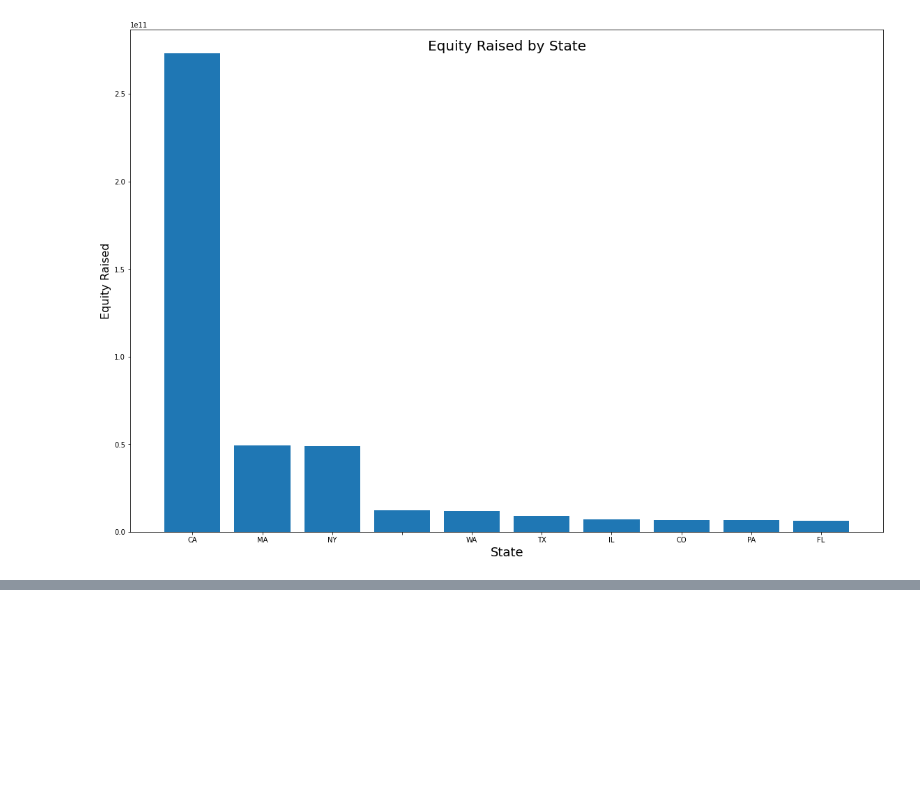
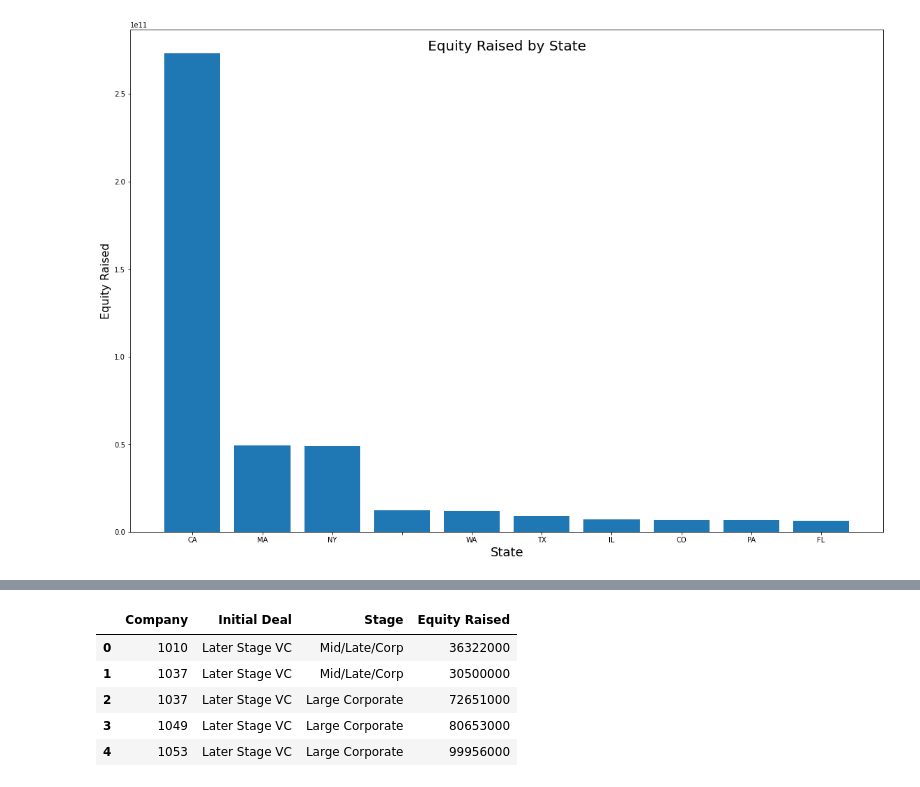
Before and after one commit to gianmillare/Enterprise-Data-Analysis, a Jupyter notebook: market_share_analysis.ipynb, the cells around one changed output, grey strips where cells are left out. Cells and saved outputs as stored; diff of their text form; code cells hidden in the pictures; blank space fills up the shorter version.

```diff
--- a/market_share_analysis.ipynb
+++ b/market_share_analysis.ipynb
@@ -503,0 +508,17 @@ At first glance, it looks like the most successful businesses are located in Cal
+# %%
+# Create a dataframe using Company ID, Venture Type, Stage, and Equity Raised
+
+stagesdf = pd.DataFrame({
+    "Company": master["Company"],
+    "Initial Deal": master["Venture Type"],
+    "Stage": master["Current Stage"],
+    "Equity Raised": master["Equity Raised"]
+})
+stagesdf.head()
+# %% [output]
+|  | Company | Initial Deal | Stage | Equity Raised |
+| 0 | 1010 | Later Stage VC | Mid/Late/Corp | 36322000 |
+| 1 | 1037 | Later Stage VC | Mid/Late/Corp | 30500000 |
+| 2 | 1037 | Later Stage VC | Large Corporate | 72651000 |
+| 3 | 1049 | Later Stage VC | Large Corporate | 80653000 |
+| 4 | 1053 | Later Stage VC | Large Corporate | 99956000 |
```
Also changed, not shown: parts of 6 cells of this notebook.
